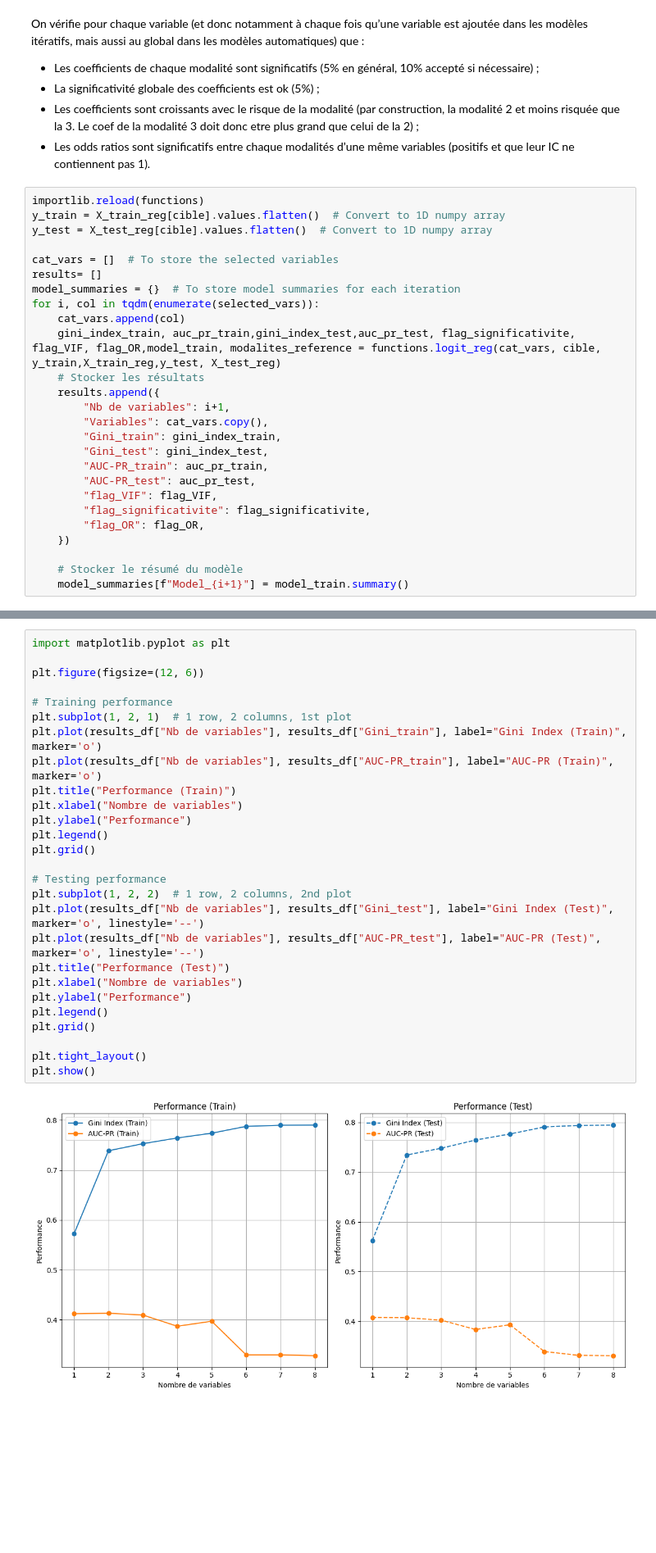
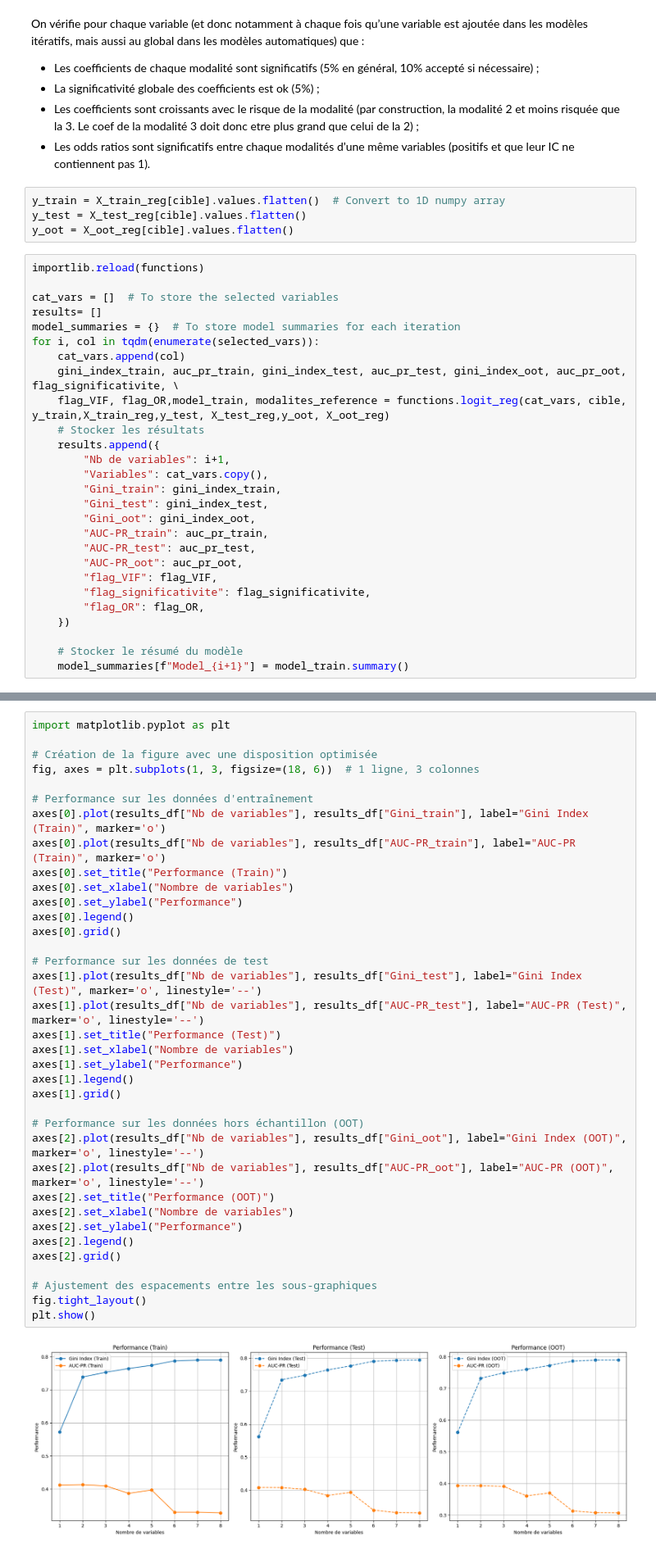
Before and after one commit to cheryl-kdio/Scoring_3A, a Jupyter notebook: Cheryl/modelling.ipynb, the cells around one changed output, grey strips where cells are left out. Shown at 82% size. Cells and saved outputs as stored; diff of their text form; blank space fills up the shorter version.

```diff
--- a/Cheryl/modelling.ipynb
+++ b/Cheryl/modelling.ipynb
@@ -71,25 +151,30 @@ automatiques) que :
 - Les coefficients sont croissants avec le risque de la modalité (par construction, la modalité 2 et moins risquée que la 3. Le coef de la modalité 3 doit donc etre
 plus grand que celui de la 2) ;
 - Les odds ratios sont significatifs entre chaque modalités d’une même variables (positifs et que leur IC ne contiennent pas 1).
+# %%
+y_train = X_train_reg[cible].values.flatten()  # Convert to 1D numpy array
+y_test = X_test_reg[cible].values.flatten()
+y_oot = X_oot_reg[cible].values.flatten()
 # %%
 importlib.reload(functions)
-y_train = X_train_reg[cible].values.flatten()  # Convert to 1D numpy array
-y_test = X_test_reg[cible].values.flatten()  # Convert to 1D numpy array
 
 cat_vars = []  # To store the selected variables
 results= []
 model_summaries = {}  # To store model summaries for each iteration
 for i, col in tqdm(enumerate(selected_vars)):
     cat_vars.append(col)
-    gini_index_train, auc_pr_train,gini_index_test,auc_pr_test, flag_significativite, flag_VIF, flag_OR,model_train, modalites_reference = functions.logit_reg(cat_vars, cible, y_train,X_train_reg,y_test, X_test_reg)
+    gini_index_train, auc_pr_train, gini_index_test, auc_pr_test, gini_index_oot, auc_pr_oot, flag_significativite, \
+    flag_VIF, flag_OR,model_train, modalites_reference = functions.logit_reg(cat_vars, cible, y_train,X_train_reg,y_test, X_test_reg,y_oot, X_oot_reg)
     # Stocker les résultats
     results.append({
         "Nb de variables": i+1,
         "Variables": cat_vars.copy(),
         "Gini_train": gini_index_train,
         "Gini_test": gini_index_test,
+        "Gini_oot": gini_index_oot,
         "AUC-PR_train": auc_pr_train,
         "AUC-PR_test": auc_pr_test,
+        "AUC-PR_oot": auc_pr_oot,
         "flag_VIF": flag_VIF,
         "flag_significativite": flag_significativite,
         "flag_OR": flag_OR,
@@ -135,32 +220,41 @@ results_df
 # %%
 import matplotlib.pyplot as plt
 
-plt.figure(figsize=(12, 6))
+# Création de la figure avec une disposition optimisée
+fig, axes = plt.subplots(1, 3, figsize=(18, 6))  # 1 ligne, 3 colonnes
 
-# Training performance
-plt.subplot(1, 2, 1)  # 1 row, 2 columns, 1st plot
-plt.plot(results_df["Nb de variables"], results_df["Gini_train"], label="Gini Index (Train)", marker='o')
-plt.plot(results_df["Nb de variables"], results_df["AUC-PR_train"], label="AUC-PR (Train)", marker='o')
-plt.title("Performance (Train)")
-plt.xlabel("Nombre de variables")
-plt.ylabel("Performance")
-plt.legend()
-plt.grid()
+# Performance sur les données d'entraînement
+axes[0].plot(results_df["Nb de variables"], results_df["Gini_train"], label="Gini Index (Train)", marker='o')
+axes[0].plot(results_df["Nb de variables"], results_df["AUC-PR_train"], label="AUC-PR (Train)", marker='o')
+axes[0].set_title("Performance (Train)")
+axes[0].set_xlabel("Nombre de variables")
+axes[0].set_ylabel("Performance")
+axes[0].legend()
+axes[0].grid()
 
-# Testing performance
-plt.subplot(1, 2, 2)  # 1 row, 2 columns, 2nd plot
-plt.plot(results_df["Nb de variables"], results_df["Gini_test"], label="Gini Index (Test)", marker='o', linestyle='--')
-plt.plot(results_df["Nb de variables"], results_df["AUC-PR_test"], label="AUC-PR (Test)", marker='o', linestyle='--')
-plt.title("Performance (Test)")
-plt.xlabel("Nombre de variables")
-plt.ylabel("Performance")
-plt.legend()
-plt.grid()
+# Performance sur les données de test
+axes[1].plot(results_df["Nb de variables"], results_df["Gini_test"], label="Gini Index (Test)", marker='o', linestyle='--')
+axes[1].plot(results_df["Nb de variables"], results_df["AUC-PR_test"], label="AUC-PR (Test)", marker='o', linestyle='--')
+axes[1].set_title("Performance (Test)")
+axes[1].set_xlabel("Nombre de variables")
+axes[1].set_ylabel("Performance")
+axes[1].legend()
+axes[1].grid()
 
-plt.tight_layout()
+# Performance sur les données hors échantillon (OOT)
+axes[2].plot(results_df["Nb de variables"], results_df["Gini_oot"], label="Gini Index (OOT)", marker='o', linestyle='--')
+axes[2].plot(results_df["Nb de variables"], results_df["AUC-PR_oot"], label="AUC-PR (OOT)", marker='o', linestyle='--')
+axes[2].set_title("Performance (OOT)")
+axes[2].set_xlabel("Nombre de variables")
+axes[2].set_ylabel("Performance")
+axes[2].legend()
+axes[2].grid()
+
+# Ajustement des espacements entre les sous-graphiques
+fig.tight_layout()
 plt.show()
 # %% [output]
-[figure, old version]
+[figure, new version]
 # %% [markdown]
 Selon le graphique ci-dessus et le tableau résumant les performances des modèles, le meilleur modèle à choisir est le modèle à trois variables.
 En effet, il nous permet d'avoir le meilleur AUC-PR et un indice de gini de plus de 70%. De plus, tous ses coefficients sont significatifs et il n'y a pas de problème de multicolinéarité (VIF < 10).
```
Also changed, not shown: parts of 37 cells of this notebook, 1 other file.
